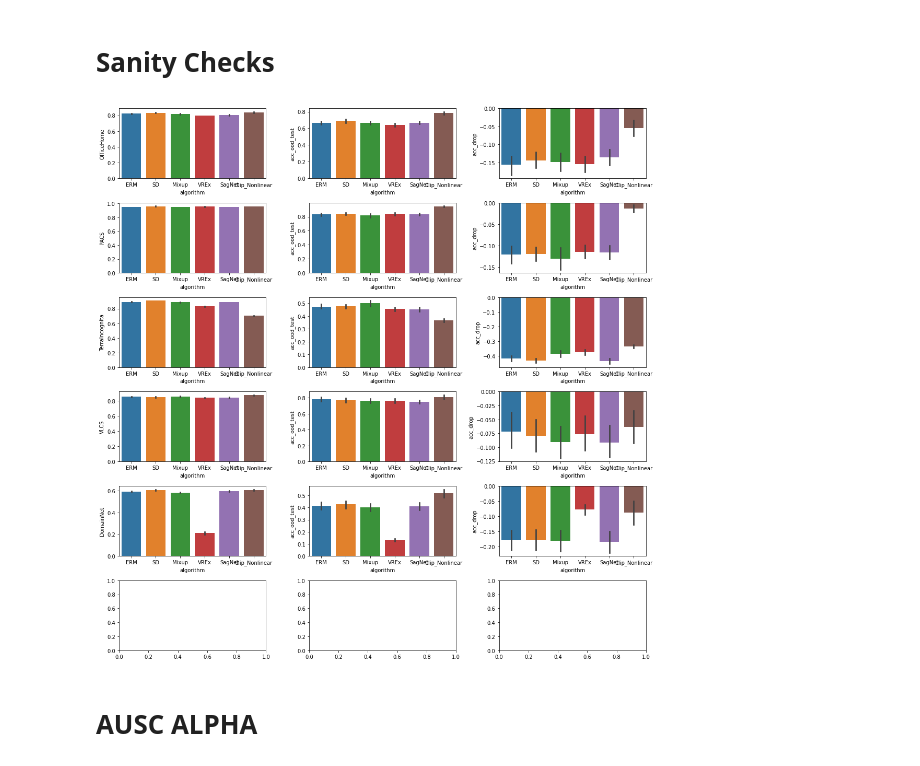
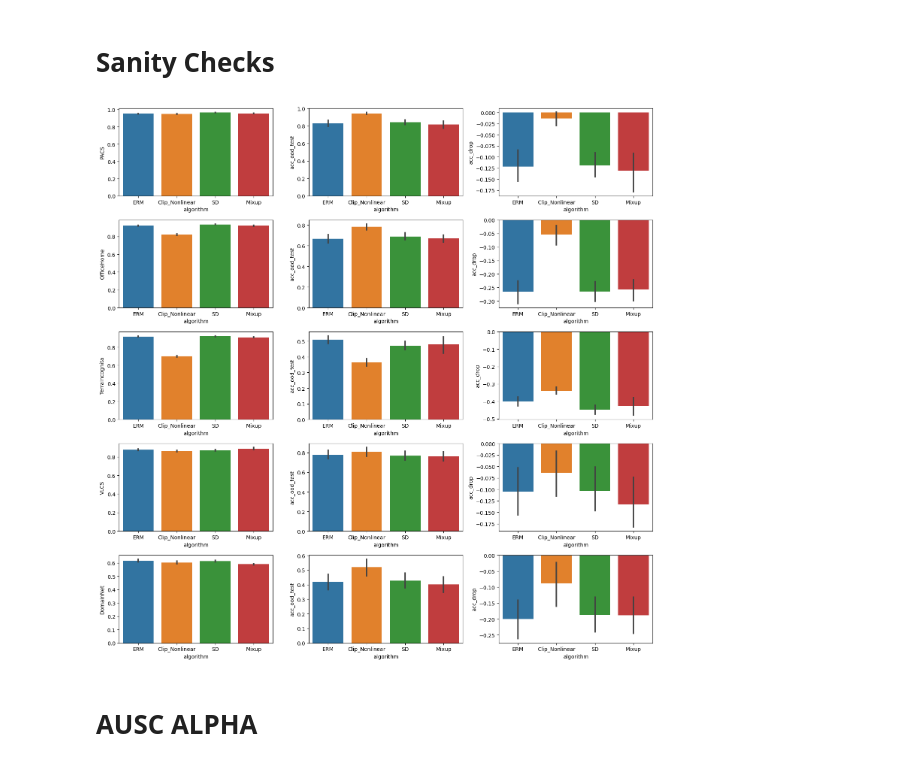
Before and after one commit to XarwinM/competence_estimation, a Jupyter notebook: ClassifiersDifferences.ipynb, the cells around one changed output. Cells and saved outputs as stored; diff of their text form; code cells hidden in the pictures.

```diff
--- a/ClassifiersDifferences.ipynb
+++ b/ClassifiersDifferences.ipynb
@@ -42,40 +1,35 @@ def myHash(text:str):
 # %%
-from metrics import compute_metric
+
+import torch
+from competence_estimation.metrics import compute_metric
+from competence_estimation.utils import load_data
+
 import time
+import  matplotlib.pyplot as  plt
+import numpy as np
 
 import pickle
 results =  {}
 results_scores = {}
-with open('results_hyp.pickle', 'rb') as handle:
+with open('results/results.pickle', 'rb') as handle:
     results = pickle.load(handle)
-with open('results_scores_hyp.pickle', 'rb') as handle:
+
+with open('results/results_scores.pickle', 'rb') as handle:
     results_scores = pickle.load(handle)
 print('keys' ,  results.keys())
 
-metrics = ['intersection_fraction_test','ece_ood_test', 'ece_iid_test', 'ausc_ece_alpha_shifted', 'ausc_ece_alpha', 'acc_test', 'acc_val', 'intersection_fraction', 'intersection_fraction_denoised','dot_product','dot_product_corrected', "dot_product_corrected_05" ,'ausc_alpha_normalized', 'ausc_alpha_shifted', 'ausc_alpha', 'ausc_fracs', 'ausc_fracs_shifted']
+datasets = [ 'PACS','OfficeHome','TerraIncognita', 'VLCS', 'DomainNet']
+algorithms=['ERM', 'Clip_Nonlinear' ,'SD', 'Mixup']#, 'SagNet',  'SwinTransformer', 'Fish', 'VisionTransformer', 'GroupDRO' ]
 
-datasets = ['OfficeHome', 'PACS',  'TerraIncognita', 'VLCS', 'DomainNet']#, 'DomainNet']#, 'SVIRO']#, 'PACS', 'TerraIncognita', 'SVIRO']#, 'VLCS','PACS',  "TerraIncognita"]
+score_functions=[ 'vim','max_softmax', 'knn', 'max_logit', 'energy', 'energy_react', 'HBOS',      'GMM']#,'HBOS']
 
-configs = [
-    {'score_fct': 'knn', 'K':1},
-    #{'score_fct': 'knn', 'K':2},
-    #{'score_fct': 'knn', 'K':5},
-    #{'score_fct': 'knn', 'K':50},
-    {'score_fct': 'max_softmax'},
-    {'score_fct': 'max_logit'} ,
-    #{'score_fct': 'HBOS'} ,
-    {'score_fct': 'GMM', 'n_components': 1, 'iterations':100, 'covariance_type':'full' } ,
-    #{'score_fct': 'GMM', 'n_components': 1, 'iterations':100, 'covariance_type':'diag' } ,
-    #{'score_fct': 'GMM', 'n_components': 6, 'iterations':250, 'covariance_type':'full' } ,
-    #{'score_fct': 'vim'} ,
-    #{'score_fct': 'mahalanobis'},
-    #{'score_fct': 'LODA'}
-    #{'score_fct': 'PCA'}
-]
-
-percentages = [0, 0.05, 0.1, 0.15, 0.2, 0.25]
+percentages = [0.0]#, 0.05, 0.1,0.15, 0.2, 0.25]
 
 
 ENVS_DIC = {'OfficeHome':4, 'VLCS':4, 'PACS': 4, 'TerraIncognita': 4, 'SVIRO':10, 'DomainNet': 6}
-algorithms =  ['ERM', 'SD', "Mixup", 'VREx', 'SagNet', 'Clip_Nonlinear']#, 'ViT']
+
+data_dir ="/home/tarkus/Desktop/WILDS/paper_2022/train_classifiers/DomainBed/features"
+
+# Directory of Model weights
+model_dir = data_dir
 # %% [output]
@@ -209,21 +154,21 @@ df = pd.DataFrame(data=d)
 # %% [markdown]
 # Sanity Checks
 # %%
-fig, ax = plt.subplots(len(algorithms), 3,
+fig, ax = plt.subplots(len(datasets), 3,
     figsize =(15, 15),
     tight_layout = True)
 
 for e, dataset in enumerate(datasets):
     df_sub = df[df['dataset']== dataset]
     sns.barplot(data=df_sub, y='acc_iid_val', x='algorithm', ax=ax[e,0])
     sns.barplot(data=df_sub, y='acc_ood_test', x='algorithm', ax=ax[e,1])
     sns.barplot(data=df_sub, y='acc_drop', x='algorithm', ax=ax[e,2])
 
     ax[e,0].set_ylabel(dataset)
 #sns.barplot(data=df, y='acc_ood_test', x='algorithm', ax=ax[1,0])
 #sns.barplot(data=df, y='acc_ood_test', x='dataset', ax=ax[1,1])
 # %% [output]
-[figure, old version]
+[figure, new version]
 # %% [markdown]
 # AUSC ALPHA
 # %%
```
Also changed, not shown: parts of 15 cells of this notebook, 6 other files.
